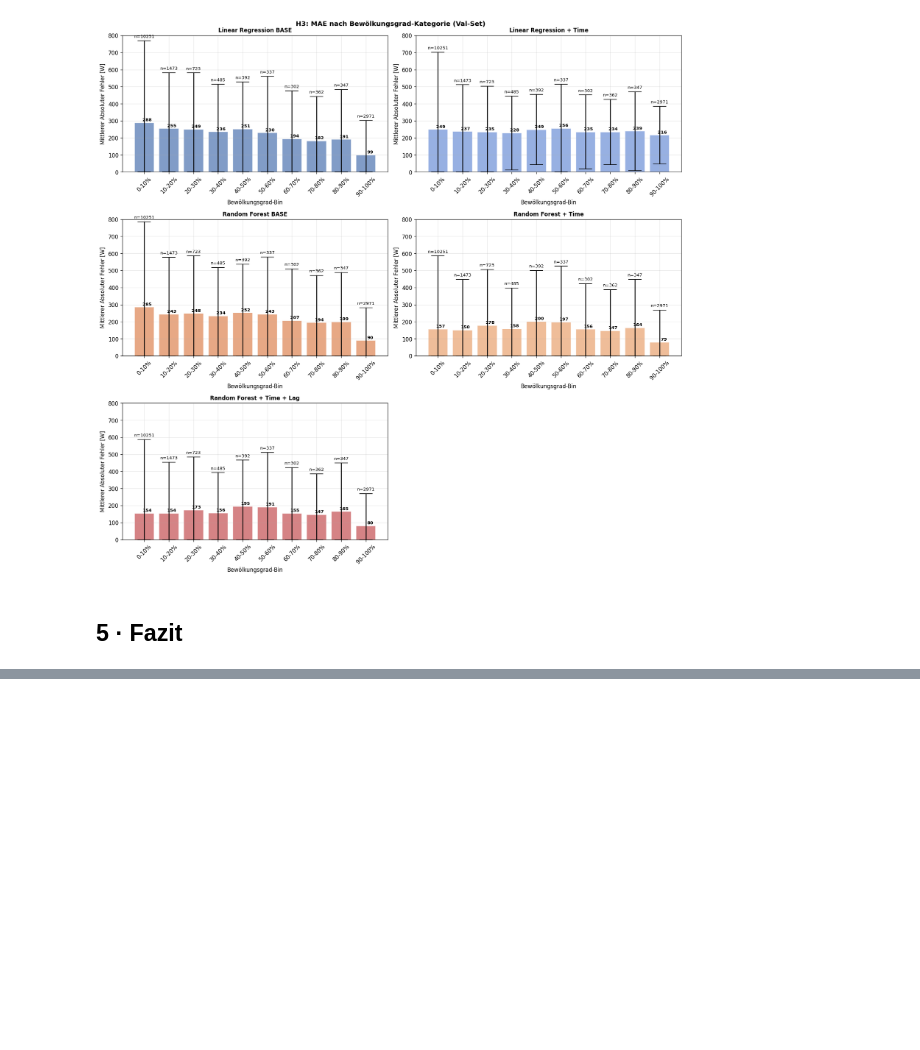
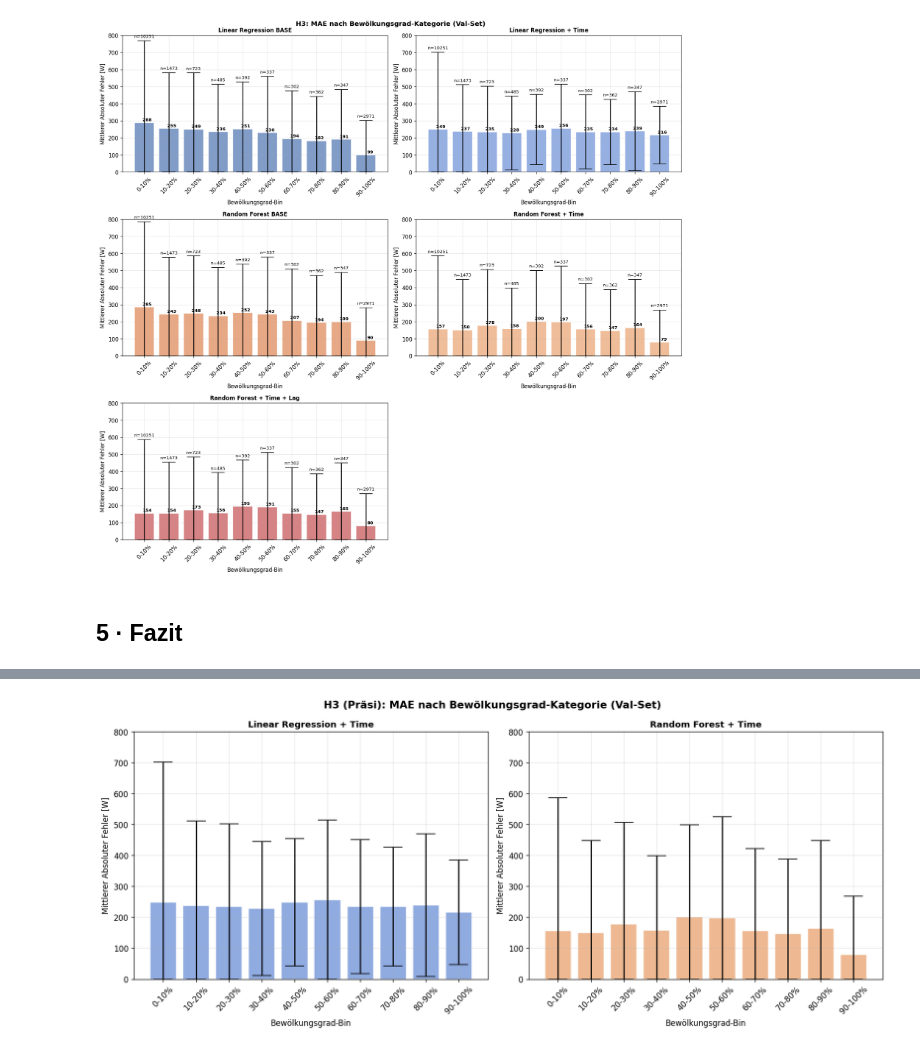
Before and after one commit to Anni075/KI-Project, a Jupyter notebook: notebooks/hypothesen/H03_cloud_coverage_vs_forecast_error.ipynb, the cells around one changed output, grey strips where cells are left out. Drawn from its saved outputs; the diff is of its cells as text; code cells hidden in the pictures; blank space fills up the shorter version.

```diff
--- a/notebooks/hypothesen/H03_cloud_coverage_vs_forecast_error.ipynb
+++ b/notebooks/hypothesen/H03_cloud_coverage_vs_forecast_error.ipynb
@@ -340,0 +405,62 @@ FAZIT - H3: Bewölkungsgrad vs. Prognosefehler
+# %%
+presentation_model_data = [
+    (model_name, MODEL_COLORS.get(model_name, '#333333'), data_by_model[model_name])
+    for model_name in PRESENTATION_MODELS
+]
+
+n_models = len(PRESENTATION_MODELS)
+ncols = 2
+nrows = int(np.ceil(n_models / ncols))
+fig, axes = plt.subplots(nrows, ncols, figsize=(14, 6 * nrows))
+axes = np.atleast_1d(axes).ravel()
+
+bins = list(range(0, 100, 10)) + [101]
+bin_labels = [f'{i}-{i+10}%' for i in range(0, 100, 10)]
+
+binned_results = []
+for model_name, color, data in presentation_model_data:
+    data_copy = data.copy()
+    data_copy['bin'] = pd.cut(
+        data_copy['cloud_cover_low'],
+        bins=bins,
+        labels=bin_labels,
+        right=False,
+        include_lowest=True,
+    )
+
+    binned = data_copy.groupby('bin', observed=True)['abs_error'].agg(['mean', 'std', 'count'])
+    lower_err = np.minimum(binned['std'].fillna(0), binned['mean'])
+    upper_err = binned['std'].fillna(0)
+    binned_results.append((model_name, color, binned, lower_err, upper_err))
+
+y_limit = 800
+y_ticks = np.arange(0, y_limit + 1, 100)
+
+for ax, (model_name, color, binned, lower_err, upper_err) in zip(axes, binned_results):
+    ax.bar(
+        range(len(binned)),
+        binned['mean'],
+        yerr=[lower_err, upper_err],
+        color=color,
+        alpha=0.75,
+        capsize=12,
+        edgecolor='white',
+        linewidth=1,
+    )
+    ax.set_xticks(range(len(binned)))
+    ax.set_xticklabels(binned.index, rotation=45)
+    ax.set_ylabel('Mittlerer Absoluter Fehler [W]')
+    ax.set_xlabel('Bewölkungsgrad-Bin')
+    ax.set_title(f'{model_name}', fontsize=11, fontweight='bold')
+    ax.set_ylim(0, y_limit)
+    ax.set_yticks(y_ticks)
+    ax.grid(axis='y', alpha=0.3)
+
+for ax in axes[n_models:]:
+    ax.set_visible(False)
+
+fig.suptitle('H3 (Präsi): MAE nach Bewölkungsgrad-Kategorie (Val-Set)', fontsize=13, fontweight='bold')
+plt.tight_layout()
+plt.show()
+# %% [output]
+[figure, added]
```
Also changed, not shown: parts of 5 cells of this notebook, 1 other file.
